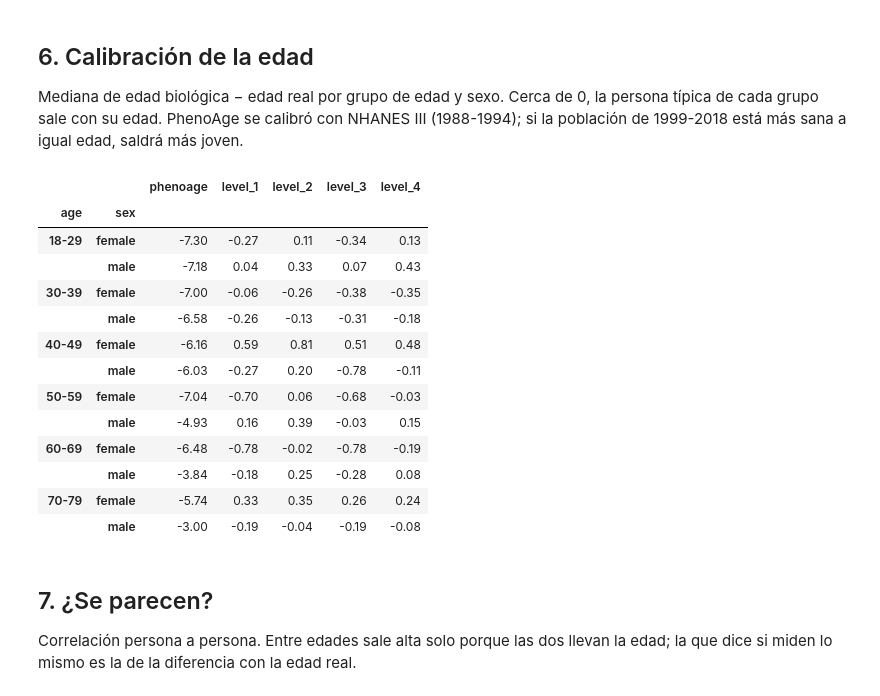
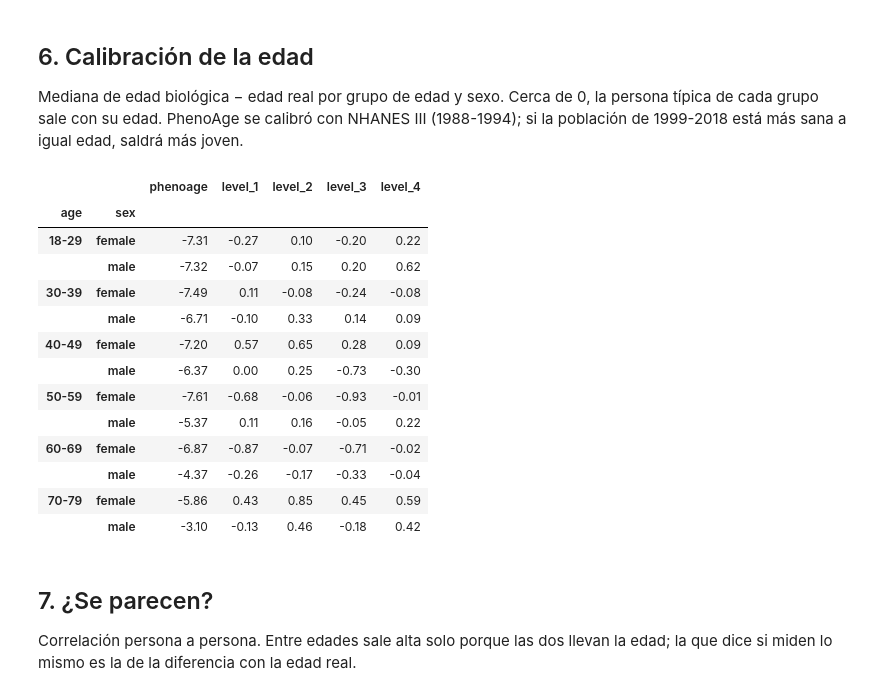
Before and after one commit to rubengil-dev/TFM---Evolve, a Jupyter notebook: notebooks/phenoage.ipynb, the cells around one changed output. Saved outputs shown, nothing was run; the diff lists cells and outputs as text; code cells hidden in the pictures.

```diff
--- a/notebooks/phenoage.ipynb
+++ b/notebooks/phenoage.ipynb
@@ -183,22 +183,22 @@ versus_level_2
 Mediana de edad biológica − edad real por grupo de edad y sexo. Cerca de 0, la persona típica de cada grupo sale con su edad. PhenoAge se calibró con NHANES III (1988-1994); si la población de 1999-2018 está más sana a igual edad, saldrá más joven.
 # %%
 gaps = pd.DataFrame({name: age - subset["age"] for name, age in ages.items()})
-gaps.groupby([age_groups(subset), subset["sex"]], observed=True).median().round(2)
+weighted_medians(gaps, subset["weight_exam"], [age_groups(subset), subset["sex"]]).round(2)
 # %% [output]
 |  |  | phenoage | level_1 | level_2 | level_3 | level_4 |
 | age | sex |  |  |  |  |  |
-| 18-29 | female | -7.30 | -0.27 | 0.11 | -0.34 | 0.13 |
-|  | male | -7.18 | 0.04 | 0.33 | 0.07 | 0.43 |
-| 30-39 | female | -7.00 | -0.06 | -0.26 | -0.38 | -0.35 |
-|  | male | -6.58 | -0.26 | -0.13 | -0.31 | -0.18 |
-| 40-49 | female | -6.16 | 0.59 | 0.81 | 0.51 | 0.48 |
-|  | male | -6.03 | -0.27 | 0.20 | -0.78 | -0.11 |
-| 50-59 | female | -7.04 | -0.70 | 0.06 | -0.68 | -0.03 |
-|  | male | -4.93 | 0.16 | 0.39 | -0.03 | 0.15 |
-| 60-69 | female | -6.48 | -0.78 | -0.02 | -0.78 | -0.19 |
-|  | male | -3.84 | -0.18 | 0.25 | -0.28 | 0.08 |
-| 70-79 | female | -5.74 | 0.33 | 0.35 | 0.26 | 0.24 |
-|  | male | -3.00 | -0.19 | -0.04 | -0.19 | -0.08 |
+| 18-29 | female | -7.31 | -0.27 | 0.10 | -0.20 | 0.22 |
+|  | male | -7.32 | -0.07 | 0.15 | 0.20 | 0.62 |
+| 30-39 | female | -7.49 | 0.11 | -0.08 | -0.24 | -0.08 |
+|  | male | -6.71 | -0.10 | 0.33 | 0.14 | 0.09 |
+| 40-49 | female | -7.20 | 0.57 | 0.65 | 0.28 | 0.09 |
+|  | male | -6.37 | 0.00 | 0.25 | -0.73 | -0.30 |
+| 50-59 | female | -7.61 | -0.68 | -0.06 | -0.93 | -0.01 |
+|  | male | -5.37 | 0.11 | 0.16 | -0.05 | 0.22 |
+| 60-69 | female | -6.87 | -0.87 | -0.07 | -0.71 | -0.02 |
+|  | male | -4.37 | -0.26 | -0.17 | -0.33 | -0.04 |
+| 70-79 | female | -5.86 | 0.43 | 0.85 | 0.45 | 0.59 |
+|  | male | -3.10 | -0.13 | 0.46 | -0.18 | 0.42 |
 # %% [markdown]
 ## 7. ¿Se parecen?
 
```
Also changed, not shown: parts of 8 cells of this notebook, 6 other files.
